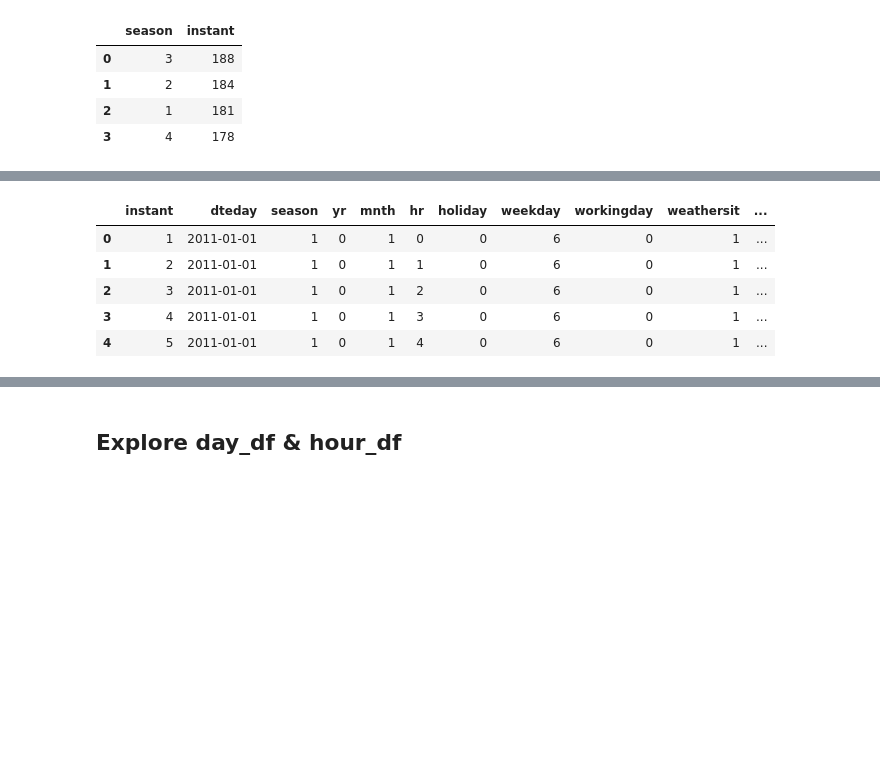
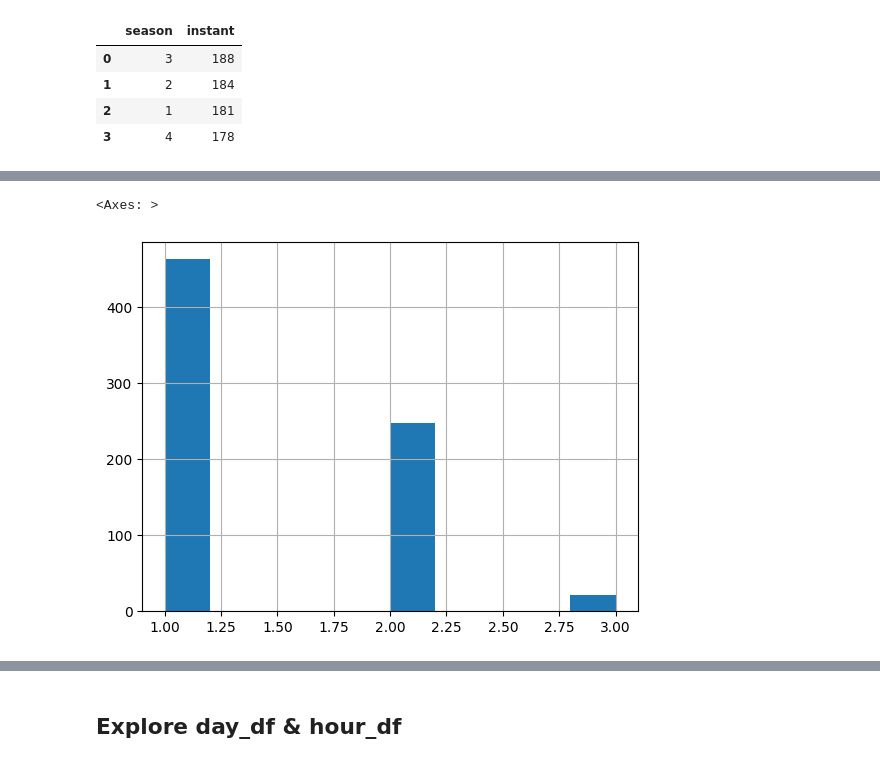
Before and after one commit to rifkurniawan-dev/projek_arif, a Jupyter notebook: Proyek_Analisis_Data_Arif.ipynb, the cells around one changed output, grey strips where cells are left out. Drawn from its saved outputs; the diff is of its cells as text; code cells hidden in the pictures; blank space fills up the shorter version.

```diff
--- a/Proyek_Analisis_Data_Arif.ipynb
+++ b/Proyek_Analisis_Data_Arif.ipynb
@@ -406,12 +428,8 @@ hour_df.describe(include="all")
 | 75% | 13034.5000 | 2012-07-02 00:00:00 | 3.000000 | 1.000000 | 10.000000 | 18.000000 | 0.000000 | 5.000000 | 1.000000 | 2.000000 | ... |
 | max | 17379.0000 | 2012-12-31 00:00:00 | 4.000000 | 1.000000 | 12.000000 | 23.000000 | 1.000000 | 6.000000 | 1.000000 | 4.000000 | ... |
 | std | 5017.0295 | NaN | 1.106918 | 0.500008 | 3.438776 | 6.914405 | 0.167165 | 2.005771 | 0.465431 | 0.639357 | ... |
-# %%
-hour_df.head()
-# %% [output]
-|  | instant | dteday | season | yr | mnth | hr | holiday | weekday | workingday | weathersit | ... |
-| 0 | 1 | 2011-01-01 | 1 | 0 | 1 | 0 | 0 | 6 | 0 | 1 | ... |
-| 1 | 2 | 2011-01-01 | 1 | 0 | 1 | 1 | 0 | 6 | 0 | 1 | ... |
-| 2 | 3 | 2011-01-01 | 1 | 0 | 1 | 2 | 0 | 6 | 0 | 1 | ... |
-| 3 | 4 | 2011-01-01 | 1 | 0 | 1 | 3 | 0 | 6 | 0 | 1 | ... |
-| 4 | 5 | 2011-01-01 | 1 | 0 | 1 | 4 | 0 | 6 | 0 | 1 | ... |
+# %%
+day_df.weathersit.hist()
+# %% [output]
+<Axes: >
+[figure, added]
```
Also changed, not shown: parts of 14 cells of this notebook.
